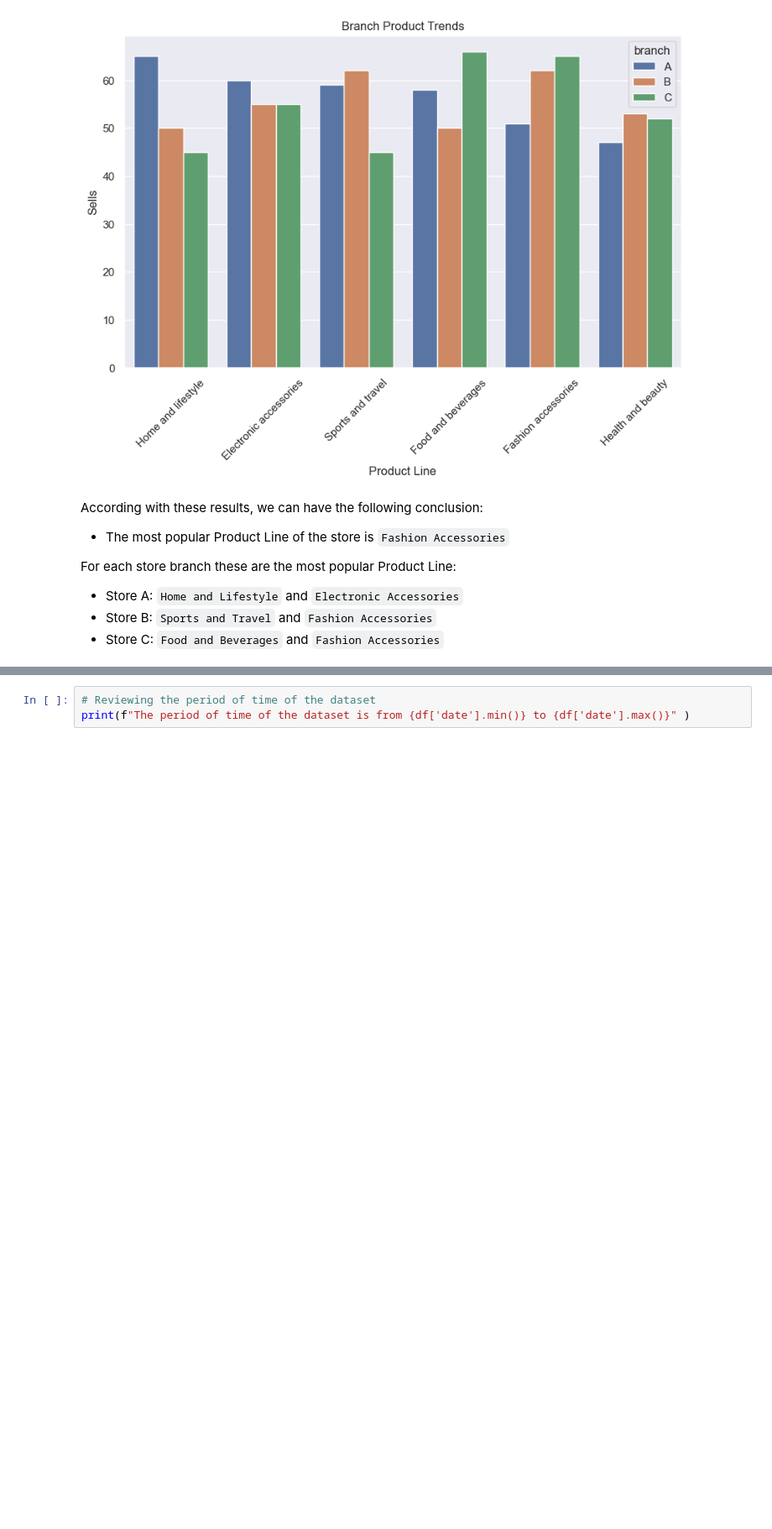
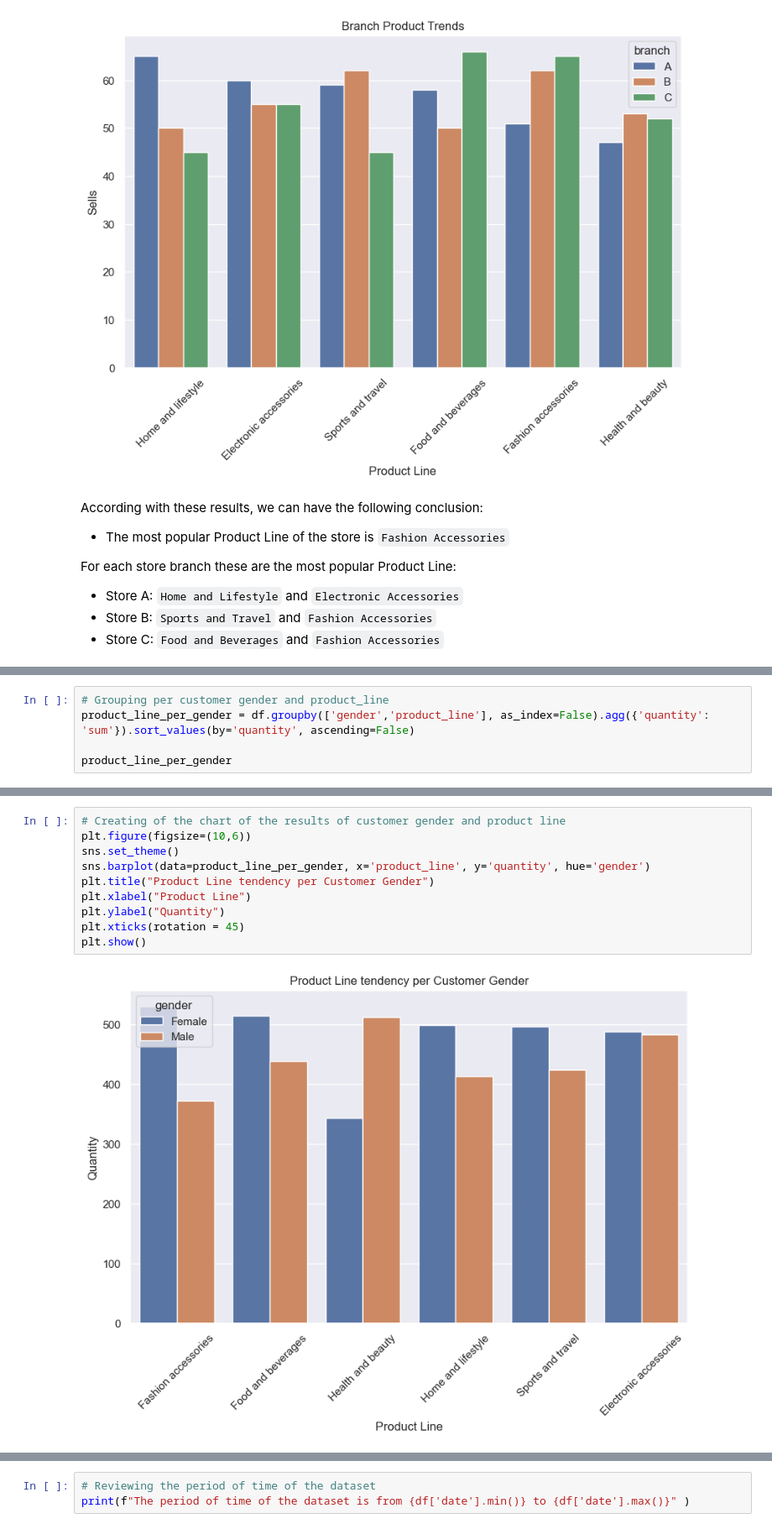
Before and after one commit to PPJQ/StoreAnalysis, a Jupyter notebook: StoreAnalysis.ipynb, the cells around one changed output, grey strips where cells are left out. Shown at 84% size. Drawn from its saved outputs; the diff is of its cells as text; blank space fills up the shorter version.

```diff
--- a/StoreAnalysis.ipynb
+++ b/StoreAnalysis.ipynb
@@ -308,0 +346,5 @@ So let's begin with the period of time of the dataset:
+# %%
+# Grouping per customer gender and product_line
+product_line_per_gender = df.groupby(['gender','product_line'], as_index=False).agg({'quantity': 'sum'}).sort_values(by='quantity', ascending=False)
+
+product_line_per_gender
@@ -308,0 +365,12 @@ So let's begin with the period of time of the dataset:
+# %%
+# Creating of the chart of the results of customer gender and product line
+plt.figure(figsize=(10,6))
+sns.set_theme()
+sns.barplot(data=product_line_per_gender, x='product_line', y='quantity', hue='gender')
+plt.title("Product Line tendency per Customer Gender")
+plt.xlabel("Product Line")
+plt.ylabel("Quantity")
+plt.xticks(rotation = 45)
+plt.show()
+# %% [output]
+[figure, added]
```
Also changed, not shown: parts of 19 cells of this notebook.
